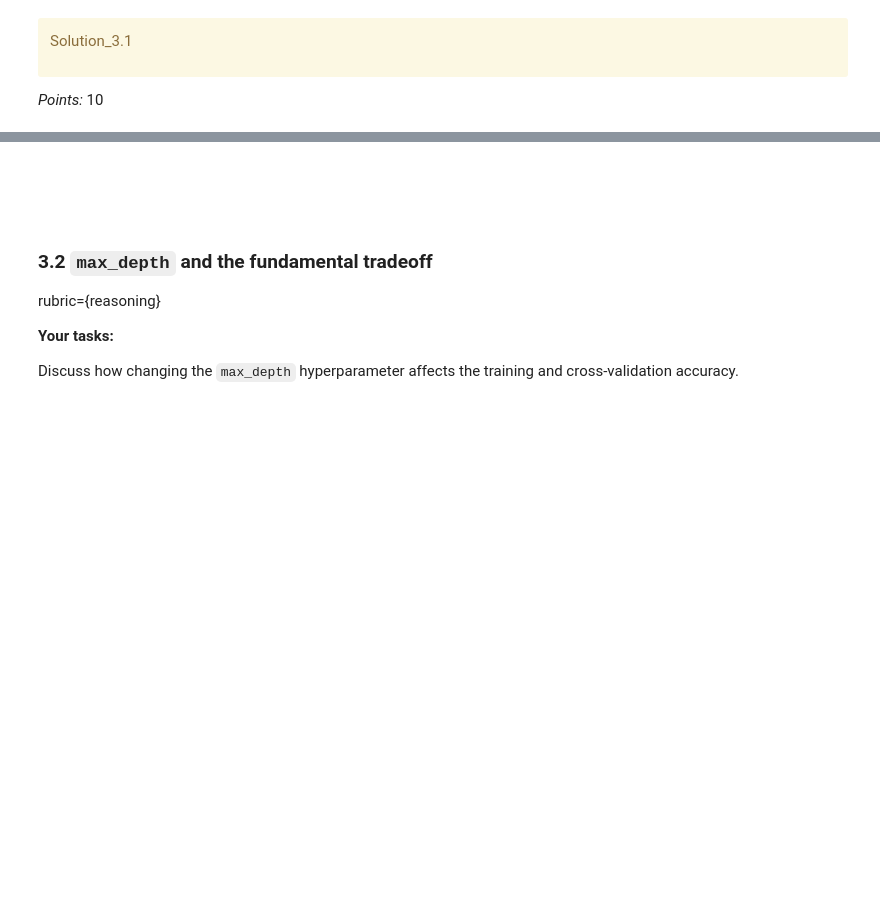
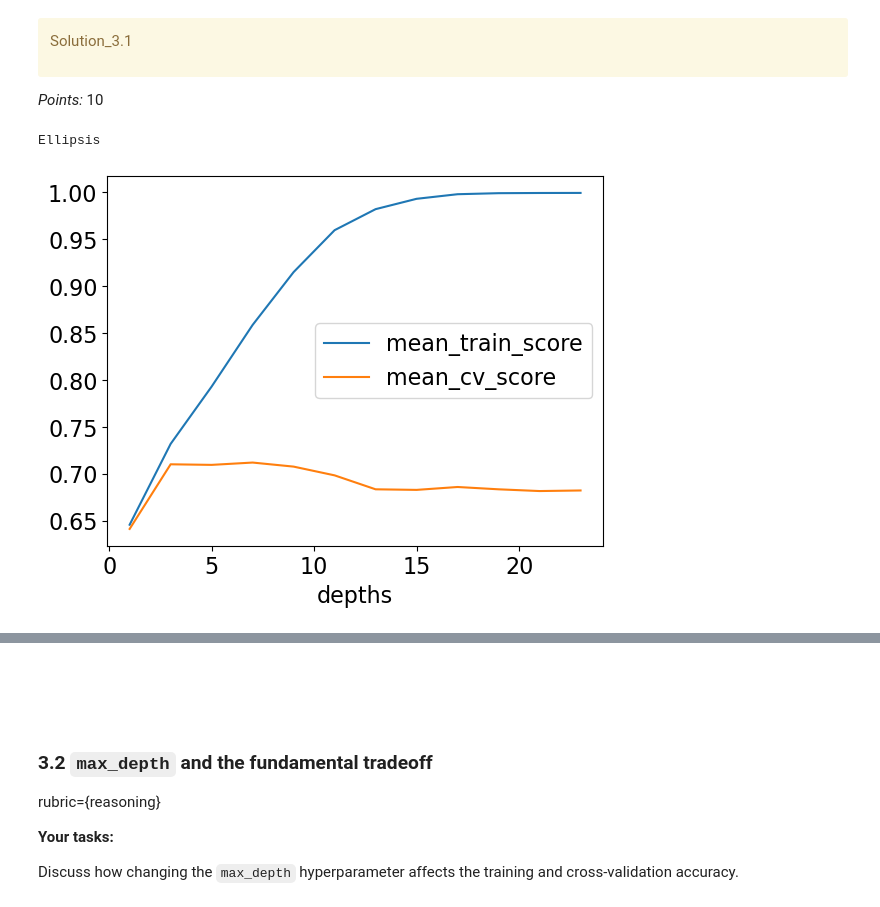
Before and after one commit to Adeesh-devanand/cpsc330-2023s, a Jupyter notebook: hw/hw2/hw2.ipynb, the cells around one changed output, grey strips where cells are left out. Cells and saved outputs as stored; diff of their text form; code cells hidden in the pictures; blank space fills up the shorter version.

```diff
--- a/hw/hw2/hw2.ipynb
+++ b/hw/hw2/hw2.ipynb
@@ -317,0 +309,7 @@ y_test = None
+# %%
+X_train = train_df.drop(['song_title', 'artist', 'target'], axis=1)
+y_train = train_df['target']
+X_test = test_df.drop(['song_title', 'artist', 'target'], axis=1)
+y_test = test_df['target']
+
+...
@@ -341,0 +340,5 @@ spotify_tree = None
+# %%
+spotify_tree = DecisionTreeClassifier(random_state=123)
+spotify_tree.fit(X_train, y_train)
+
+...
@@ -481,2 +515,21 @@ max_depth_plot.legend().get_texts()[0].get_text()
+# %%
+mean_train_score = []
+mean_cv_score = []
+
+for depth in depths:
+    model = DecisionTreeClassifier(random_state=123, max_depth=depth)
+    model.fit(X_train, y_train)
+    score_dict = cross_validate(model, X_train, y_train, cv=10, return_train_score=True)
+    mean_cv_score.append(np.mean(score_dict['test_score']))
+    mean_train_score.append(np.mean(score_dict['train_score']))
+
+scores_df = pd.DataFrame({"mean_train_score":mean_train_score, 'mean_cv_score':mean_cv_score, 'depths':depths}).set_index('depths')
+
+# max_depth_plot: the figure plotted for this exercise
+max_depth_plot = scores_df.plot()
+...
+# %% [output]
+Ellipsis
+[figure, added]
 # %%
 grader.check("q3.1")
```
Also changed, not shown: parts of 42 cells of this notebook, 5 other files.
